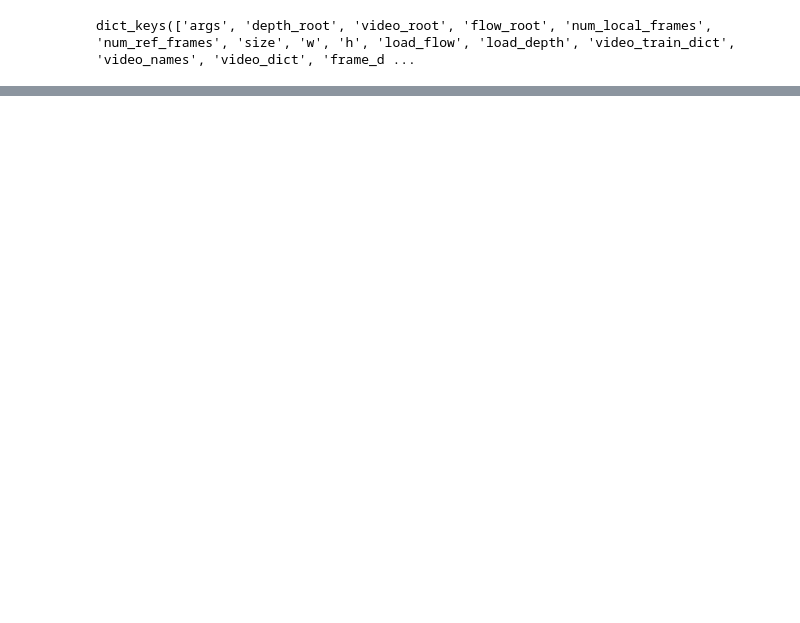
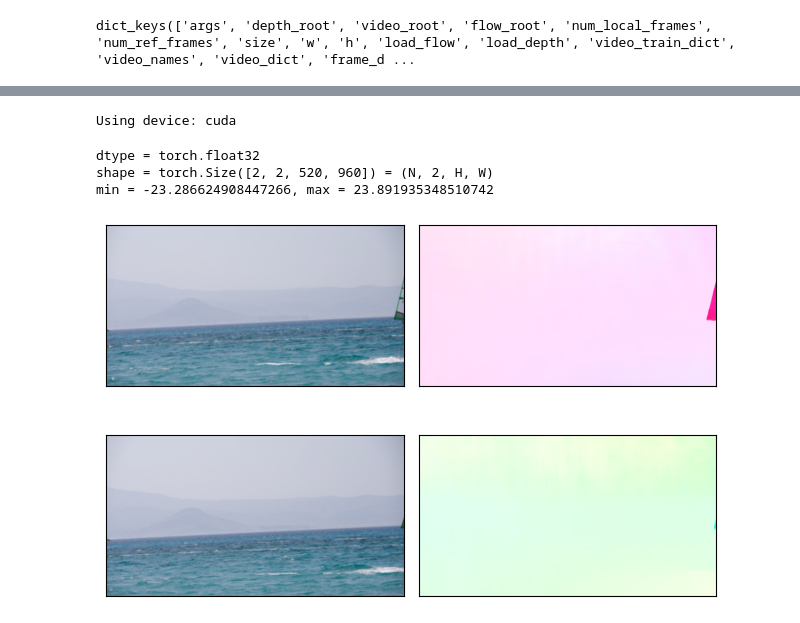
Before and after one commit to crispianm/DaBiT, a Jupyter notebook: xperiments.ipynb, the cells around one changed output, grey strips where cells are left out. Drawn from its saved outputs; the diff is of its cells as text; code cells hidden in the pictures; blank space fills up the shorter version.

```diff
--- a/xperiments.ipynb
+++ b/xperiments.ipynb
@@ -212,0 +256,51 @@ ref_index:  [3, 90, 175]
+# %%
+device = "cuda" if torch.cuda.is_available() else "cpu"
+print(f"Using device: {device}")
+# %% [output]
+Using device: cuda
+# %%
+model = raft_large(weights=Raft_Large_Weights.DEFAULT, progress=True).to(device)
+model = model.eval()
+
+list_of_flows = model(img1_batch.to(device), img2_batch.to(device))
+# %%
+predicted_flows = list_of_flows[-1]
+print(f"dtype = {predicted_flows.dtype}")
+print(f"shape = {predicted_flows.shape} = (N, 2, H, W)")
+print(f"min = {predicted_flows.min()}, max = {predicted_flows.max()}")
+# %% [output]
+dtype = torch.float32
+shape = torch.Size([2, 2, 520, 960]) = (N, 2, H, W)
+min = -23.286624908447266, max = 23.891935348510742
+# %%
+from torchvision.utils import flow_to_image
+import matplotlib.pyplot as plt
+import numpy as np
+
+
+def plot(imgs, **imshow_kwargs):
+    if not isinstance(imgs[0], list):
+        # Make a 2d grid even if there's just 1 row
+        imgs = [imgs]
+
+    num_rows = len(imgs)
+    num_cols = len(imgs[0])
+    _, axs = plt.subplots(nrows=num_rows, ncols=num_cols, squeeze=False)
+    for row_idx, row in enumerate(imgs):
+        for col_idx, img in enumerate(row):
+            ax = axs[row_idx, col_idx]
+            img = F.to_pil_image(img.to("cpu"))
+            ax.imshow(np.asarray(img), **imshow_kwargs)
+            ax.set(xticklabels=[], yticklabels=[], xticks=[], yticks=[])
+
+    plt.tight_layout()
+
+flow_imgs = flow_to_image(predicted_flows)
+
+# The images have been mapped into [-1, 1] but for plotting we want them in [0, 1]
+img1_batch = [(img1 + 1) / 2 for img1 in img1_batch]
+
+grid = [[img1, flow_img] for (img1, flow_img) in zip(img1_batch, flow_imgs)]
+plot(grid)
+# %% [output]
+[figure, added]
```
Also changed, not shown: parts of 13 cells of this notebook, 4 other files.
